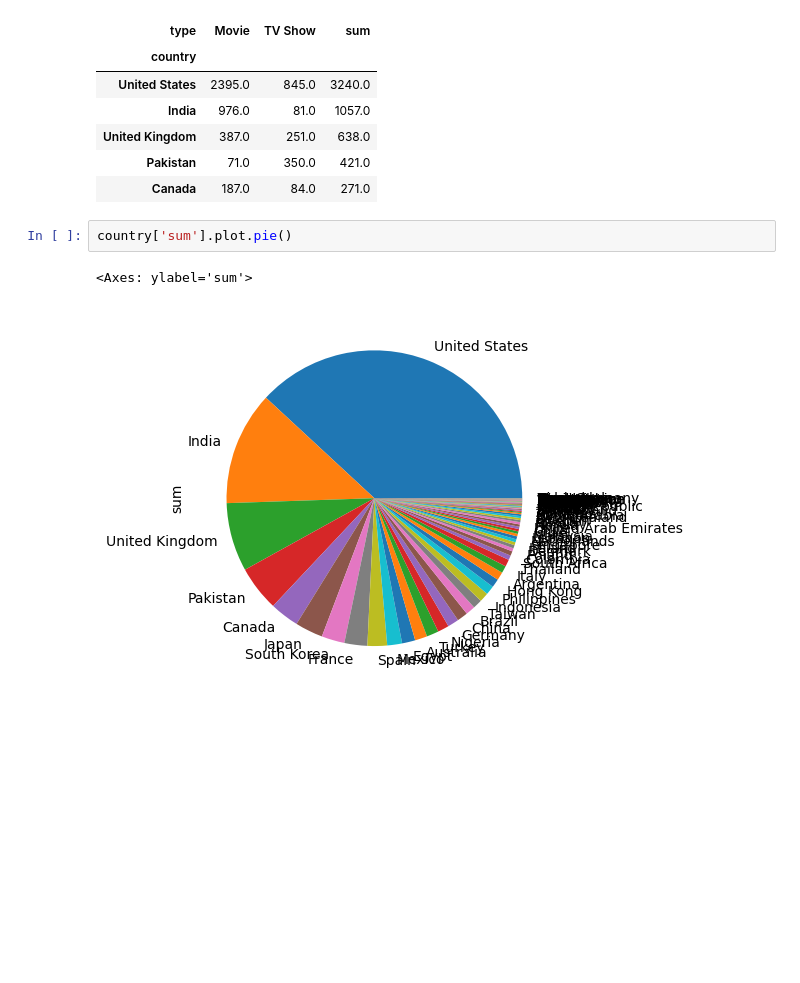
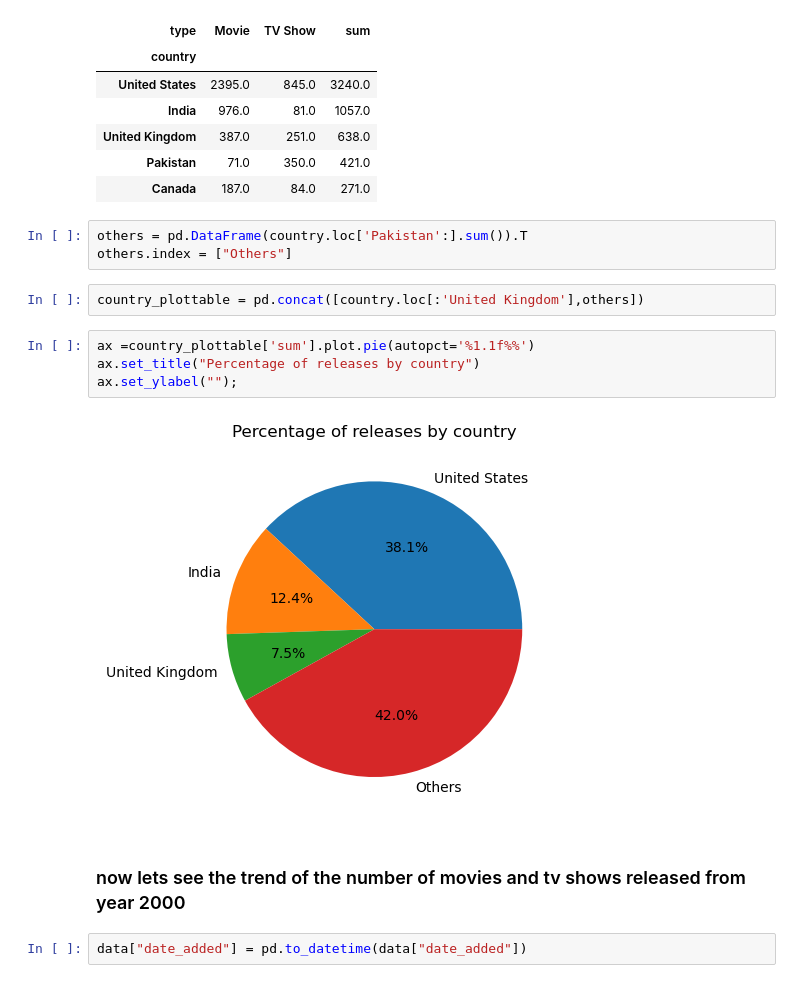
Before and after one commit to umais2005/Netflix-Analysis, a Jupyter notebook: Netflix EDA.ipynb, the cells around one changed output. Cells and saved outputs as stored; diff of their text form; blank space fills up the shorter version.

```diff
--- a/Netflix EDA.ipynb
+++ b/Netflix EDA.ipynb
@@ -148,8 +140,18 @@ country.head()
 | United Kingdom | 387.0 | 251.0 | 638.0 |
 | Pakistan | 71.0 | 350.0 | 421.0 |
 | Canada | 187.0 | 84.0 | 271.0 |
+# %%
+others = pd.DataFrame(country.loc['Pakistan':].sum()).T
+others.index = ["Others"]
+# %%
+country_plottable = pd.concat([country.loc[:'United Kingdom'],others])
 # %%
-country['sum'].plot.pie()
+ax =country_plottable['sum'].plot.pie(autopct='%1.1f%%')
+ax.set_title("Percentage of releases by country")
+ax.set_ylabel("");
 # %% [output]
-<Axes: ylabel='sum'>
-[figure, old version]
+[figure, new version]
+# %% [markdown]
+### now lets see the trend of the number of movies and tv shows released from year 2000
+# %%
+data["date_added"] = pd.to_datetime(data["date_added"])
```
Also changed, not shown: parts of 5 cells of this notebook.
